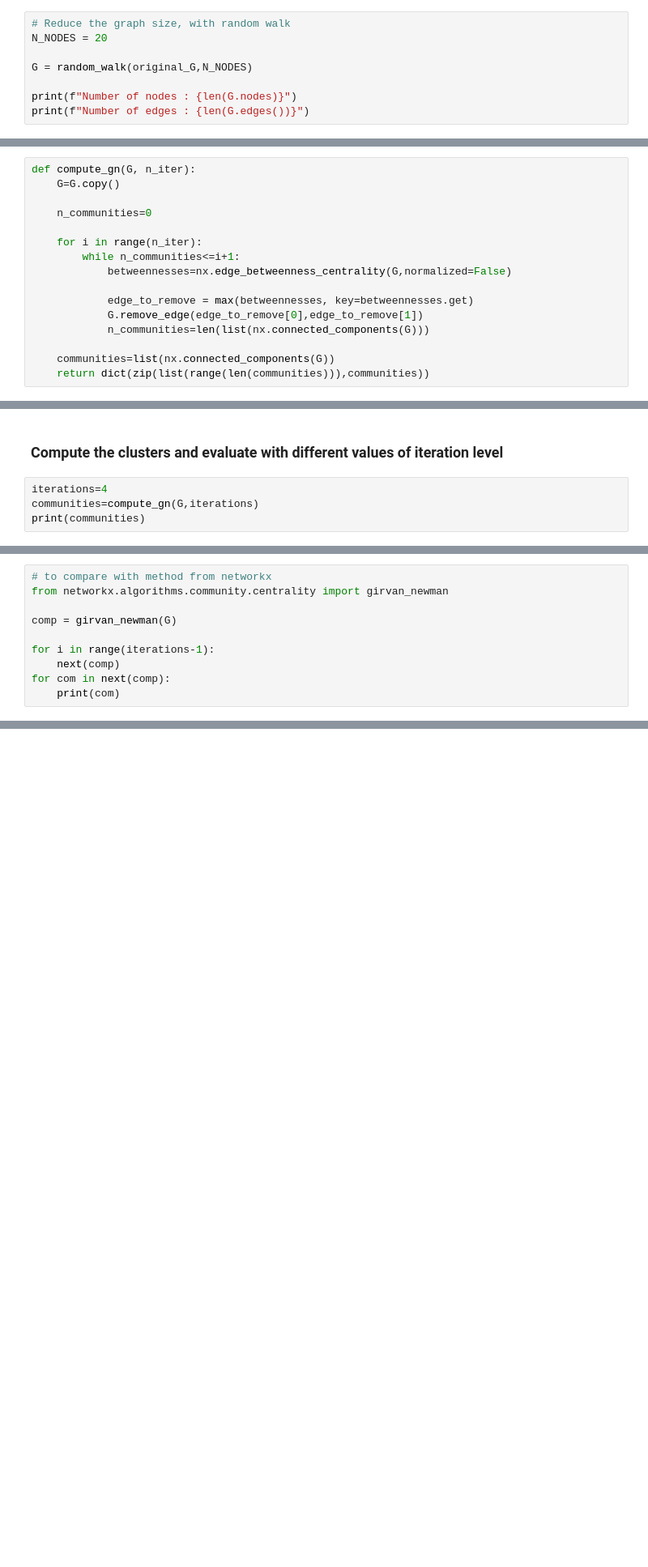
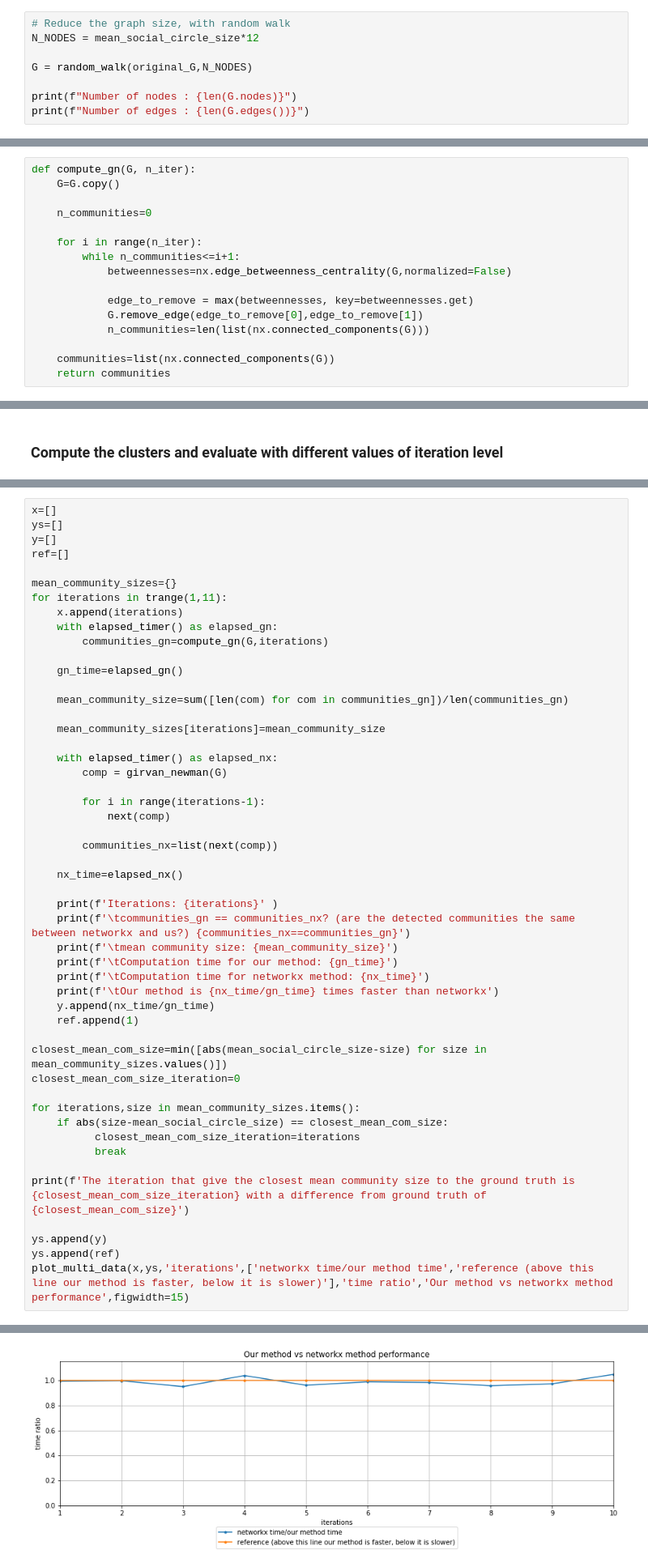
Before and after one commit to Naralas/SMA_Project, a Jupyter notebook: Twitter_Communities.ipynb, the cells around one changed output, grey strips where cells are left out. Shown at 81% size. Cells and saved outputs as stored; diff of their text form; blank space fills up the shorter version.

Commit message:
GN evaluation + visualizations

```diff
--- a/Twitter_Communities.ipynb
+++ b/Twitter_Communities.ipynb
@@ -75,7 +92,7 @@ def random_walk(G,n):
     return G.subgraph(visited)
 # %%
 # Reduce the graph size, with random walk
-N_NODES = 20
+N_NODES = mean_social_circle_size*12
 
 G = random_walk(original_G,N_NODES)
 
@@ -103,7 +120,7 @@ def compute_gn(G, n_iter):
             n_communities=len(list(nx.connected_components(G)))
 
     communities=list(nx.connected_components(G))
-    return dict(zip(list(range(len(communities))),communities))
+    return communities
 # %% [markdown]
 ### Cosine similarity
 # %%
@@ -148,7 +161,3 @@ def compute_adamic_adar_sim(G, selected_nodes):
 ## Analysis
 # %% [markdown]
 ### Compute the clusters and evaluate with different values of iteration level
-# %%
-iterations=4
-communities=compute_gn(G,iterations)
-print(communities)
@@ -157,10 +163,0 @@ print(communities)
-# %%
-# to compare with method from networkx
-from networkx.algorithms.community.centrality import girvan_newman
-
-comp = girvan_newman(G)
-
-for i in range(iterations-1):
-    next(comp)
-for com in next(comp):
-    print(com)
@@ -172,0 +227,51 @@ for com in next(comp):
+# %%
+x=[]
+ys=[]
+y=[]
+ref=[]
+
+mean_community_sizes={}
+for iterations in trange(1,11):
+    x.append(iterations)
+    with elapsed_timer() as elapsed_gn:
+        communities_gn=compute_gn(G,iterations)
+
+    gn_time=elapsed_gn()
+
+    mean_community_size=sum([len(com) for com in communities_gn])/len(communities_gn)
+
+    mean_community_sizes[iterations]=mean_community_size
+
+    with elapsed_timer() as elapsed_nx:
+        comp = girvan_newman(G)
+
+        for i in range(iterations-1):
+            next(comp)
+
+        communities_nx=list(next(comp))
+
+    nx_time=elapsed_nx()
+
+    print(f'Iterations: {iterations}' )
+    print(f'\tcommunities_gn == communities_nx? (are the detected communities the same between networkx and us?) {communities_nx==communities_gn}')
+    print(f'\tmean community size: {mean_community_size}')
+    print(f'\tComputation time for our method: {gn_time}')
+    print(f'\tComputation time for networkx method: {nx_time}')
+    print(f'\tOur method is {nx_time/gn_time} times faster than networkx')
+    y.append(nx_time/gn_time)
+    ref.append(1)
+
+closest_mean_com_size=min([abs(mean_social_circle_size-size) for size in mean_community_sizes.values()])
+closest_mean_com_size_iteration=0
+
+for iterations,size in mean_community_sizes.items():
+    if abs(size-mean_social_circle_size) == closest_mean_com_size:
+          closest_mean_com_size_iteration=iterations
+          break
+
+print(f'The iteration that give the closest mean community size to the ground truth is {closest_mean_com_size_iteration} with a difference from ground truth of {closest_mean_com_size}')
+
+ys.append(y)
+ys.append(ref)
+plot_multi_data(x,ys,'iterations',['networkx time/our method time','reference (above this line our method is faster, below it is slower)'],'time ratio','Our method vs networkx method performance',figwidth=15)
+# %% [output]
@@ -173,3 +295,4 @@ for com in next(comp):
+[figure, added]
 # %% [markdown]
 ## Find the top K users
 # %%
```
Also changed, not shown: parts of 17 cells of this notebook.
